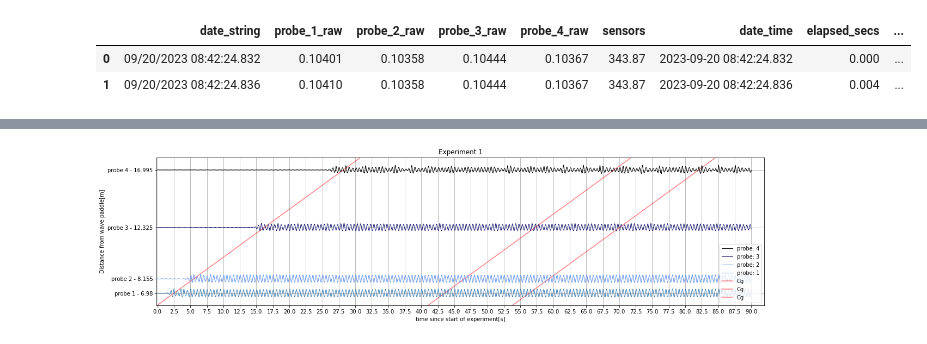
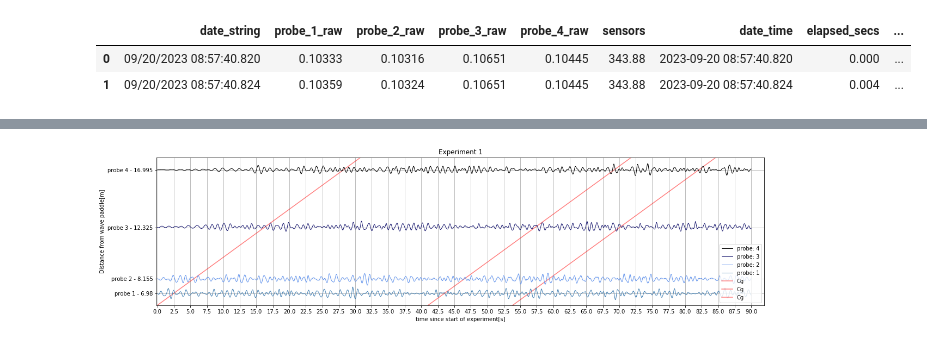
Before and after one commit to AnnaWojciechowska/MEK4350, a Jupyter notebook: Obligatorisk_1/plots_with_cg.ipynb, the cells around one changed output, grey strips where cells are left out. Saved outputs shown, nothing was run; the diff lists cells and outputs as text; code cells hidden in the pictures.

```diff
--- a/Obligatorisk_1/plots_with_cg.ipynb
+++ b/Obligatorisk_1/plots_with_cg.ipynb
@@ -10,28 +10,28 @@ display(HTML("<style>.container { width:100% !important; }</style>"))
 # %%
 file_folder = '/home/anna/annaCode/UiO/MEK4350/notebooks/Data_undervisning200923'
 date_format = '%m/%d/%Y %H:%M:%S.%f'
 
 df_list = []
 for i in range(1,5):
     file_path =  os.path.join(file_folder, f"proberun{i}_tett.csv")
     df = pd.read_csv(file_path, names = ['date_string', 'probe_1_raw', 'probe_2_raw', 'probe_3_raw', 'probe_4_raw', 'sensors'])
     # convert data from string to datatime format
     df['date_time'] = pd.to_datetime(df['date_string'], format=date_format)
     # calculate elapsed time [in seconds] since  begining of the experiment
     df['elapsed_secs'] =  (df['date_time'] - df.at[0, 'date_time']).dt.total_seconds()
     #calculate amplitudes; raw columns oryginaly contain vertical distance from utrasound probe, covert it distance from water level
-    df['probe_1'] = df['probe_1_raw'].mean() - df['probe_1_raw']
-    df['probe_2'] = df['probe_2_raw'].mean() - df['probe_2_raw']
-    df['probe_3'] = df['probe_3_raw'].mean() - df['probe_3_raw']
-    df['probe_4'] = df['probe_4_raw'].mean() - df['probe_4_raw']
-    df_list.append(df)
+    df['probe_1'] = df['probe_1_raw'][0] - df['probe_1_raw']
+    df['probe_2'] = df['probe_2_raw'][0] - df['probe_2_raw']
+    df['probe_3'] = df['probe_3_raw'][0] - df['probe_3_raw']
+    df['probe_4'] = df['probe_4_raw'][0] - df['probe_4_raw']
+df_list.append(df)
 
 df = df_list[0]
 df.head(2)
 # %% [output]
 |  | date_string | probe_1_raw | probe_2_raw | probe_3_raw | probe_4_raw | sensors | date_time | elapsed_secs | ... |
-| 0 | 09/20/2023 08:42:24.832 | 0.10401 | 0.10358 | 0.10444 | 0.10367 | 343.87 | 2023-09-20 08:42:24.832 | 0.000 | ... |
-| 1 | 09/20/2023 08:42:24.836 | 0.10410 | 0.10358 | 0.10444 | 0.10367 | 343.87 | 2023-09-20 08:42:24.836 | 0.004 | ... |
+| 0 | 09/20/2023 08:57:40.820 | 0.10333 | 0.10316 | 0.10651 | 0.10445 | 343.88 | 2023-09-20 08:57:40.820 | 0.000 | ... |
+| 1 | 09/20/2023 08:57:40.824 | 0.10359 | 0.10324 | 0.10651 | 0.10445 | 343.88 | 2023-09-20 08:57:40.824 | 0.004 | ... |
 # %%
 real_distances = np.array([6.98, 8.155, 12.325, 16.995])
 y_axis_labels = [f'probe {i+1} - {real_distances[i]}' for i in range(4)]
```
Also changed, not shown: parts of 2 cells of this notebook, 1 other file.
